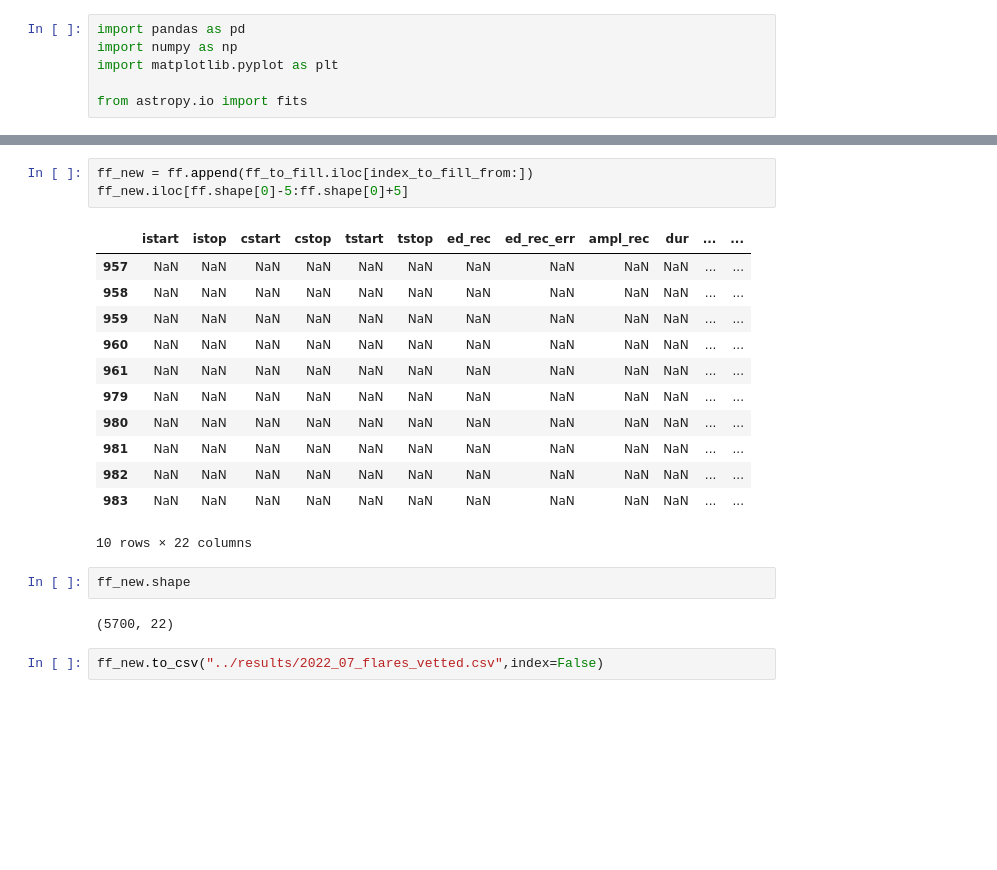
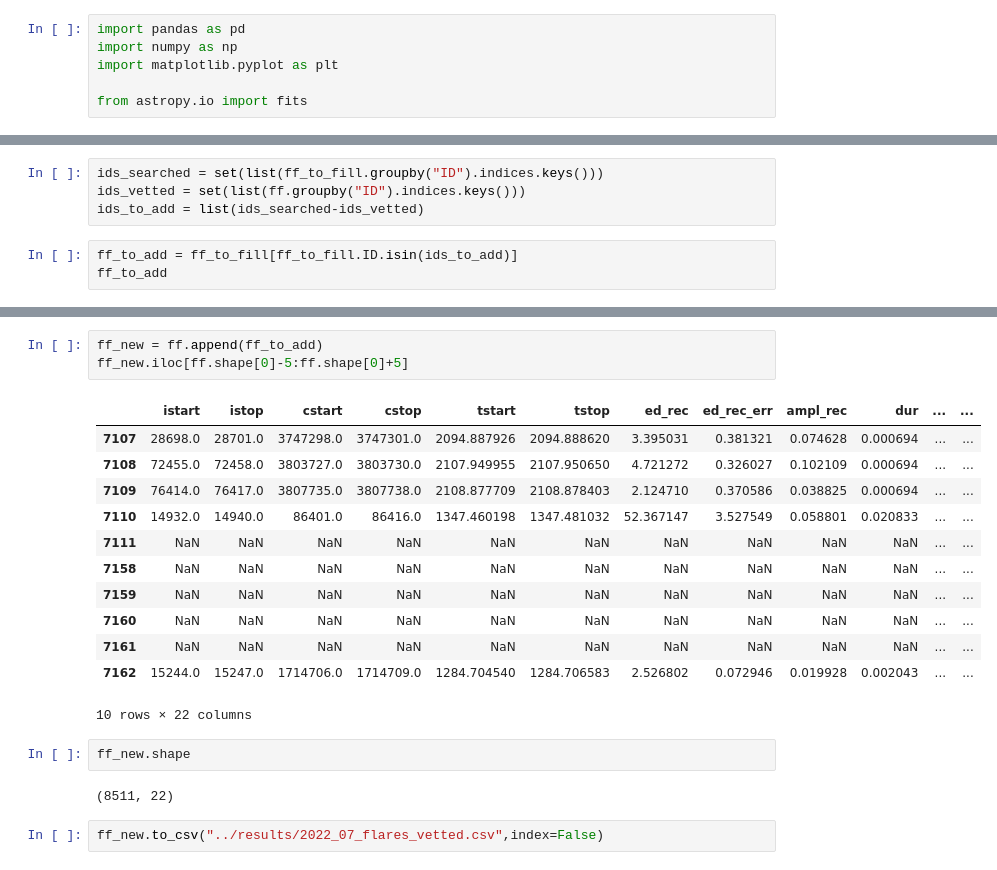
Before and after one commit to ekaterinailin/flaring-spi, a Jupyter notebook: notebooks/_03_check_flares.ipynb, the cells around one changed output, grey strips where cells are left out. Drawn from its saved outputs; the diff is of its cells as text; blank space fills up the shorter version.

```diff
--- a/notebooks/_03_check_flares.ipynb
+++ b/notebooks/_03_check_flares.ipynb
@@ -25,0 +13,7 @@ index_to_fill_from = 979
+# %%
+ids_searched = set(list(ff_to_fill.groupby("ID").indices.keys()))
+ids_vetted = set(list(ff.groupby("ID").indices.keys()))
+ids_to_add = list(ids_searched-ids_vetted)
+# %%
+ff_to_add = ff_to_fill[ff_to_fill.ID.isin(ids_to_add)]
+ff_to_add
@@ -26,23 +34,23 @@ index_to_fill_from = 979
 # %%
-ff_new = ff.append(ff_to_fill.iloc[index_to_fill_from:])
+ff_new = ff.append(ff_to_add)
 ff_new.iloc[ff.shape[0]-5:ff.shape[0]+5]
 # %% [output]
 |  | istart | istop | cstart | cstop | tstart | tstop | ed_rec | ed_rec_err | ampl_rec | dur | ... | ... |
-| 957 | NaN | NaN | NaN | NaN | NaN | NaN | NaN | NaN | NaN | NaN | ... | ... |
-| 958 | NaN | NaN | NaN | NaN | NaN | NaN | NaN | NaN | NaN | NaN | ... | ... |
-| 959 | NaN | NaN | NaN | NaN | NaN | NaN | NaN | NaN | NaN | NaN | ... | ... |
-| 960 | NaN | NaN | NaN | NaN | NaN | NaN | NaN | NaN | NaN | NaN | ... | ... |
-| 961 | NaN | NaN | NaN | NaN | NaN | NaN | NaN | NaN | NaN | NaN | ... | ... |
-| 979 | NaN | NaN | NaN | NaN | NaN | NaN | NaN | NaN | NaN | NaN | ... | ... |
-| 980 | NaN | NaN | NaN | NaN | NaN | NaN | NaN | NaN | NaN | NaN | ... | ... |
-| 981 | NaN | NaN | NaN | NaN | NaN | NaN | NaN | NaN | NaN | NaN | ... | ... |
-| 982 | NaN | NaN | NaN | NaN | NaN | NaN | NaN | NaN | NaN | NaN | ... | ... |
-| 983 | NaN | NaN | NaN | NaN | NaN | NaN | NaN | NaN | NaN | NaN | ... | ... |
+| 7107 | 28698.0 | 28701.0 | 3747298.0 | 3747301.0 | 2094.887926 | 2094.888620 | 3.395031 | 0.381321 | 0.074628 | 0.000694 | ... | ... |
+| 7108 | 72455.0 | 72458.0 | 3803727.0 | 3803730.0 | 2107.949955 | 2107.950650 | 4.721272 | 0.326027 | 0.102109 | 0.000694 | ... | ... |
+| 7109 | 76414.0 | 76417.0 | 3807735.0 | 3807738.0 | 2108.877709 | 2108.878403 | 2.124710 | 0.370586 | 0.038825 | 0.000694 | ... | ... |
+| 7110 | 14932.0 | 14940.0 | 86401.0 | 86416.0 | 1347.460198 | 1347.481032 | 52.367147 | 3.527549 | 0.058801 | 0.020833 | ... | ... |
+| 7111 | NaN | NaN | NaN | NaN | NaN | NaN | NaN | NaN | NaN | NaN | ... | ... |
+| 7158 | NaN | NaN | NaN | NaN | NaN | NaN | NaN | NaN | NaN | NaN | ... | ... |
+| 7159 | NaN | NaN | NaN | NaN | NaN | NaN | NaN | NaN | NaN | NaN | ... | ... |
+| 7160 | NaN | NaN | NaN | NaN | NaN | NaN | NaN | NaN | NaN | NaN | ... | ... |
+| 7161 | NaN | NaN | NaN | NaN | NaN | NaN | NaN | NaN | NaN | NaN | ... | ... |
+| 7162 | 15244.0 | 15247.0 | 1714706.0 | 1714709.0 | 1284.704540 | 1284.706583 | 2.526802 | 0.072946 | 0.019928 | 0.002043 | ... | ... |
 10 rows × 22 columns
 # %%
 ff_new.shape
 # %% [output]
-(5700, 22)
+(8511, 22)
 # %%
 ff_new.to_csv("../results/2022_07_flares_vetted.csv",index=False)
 # %% [markdown]
```
Also changed, not shown: parts of 6 cells of this notebook, 5 other files.
